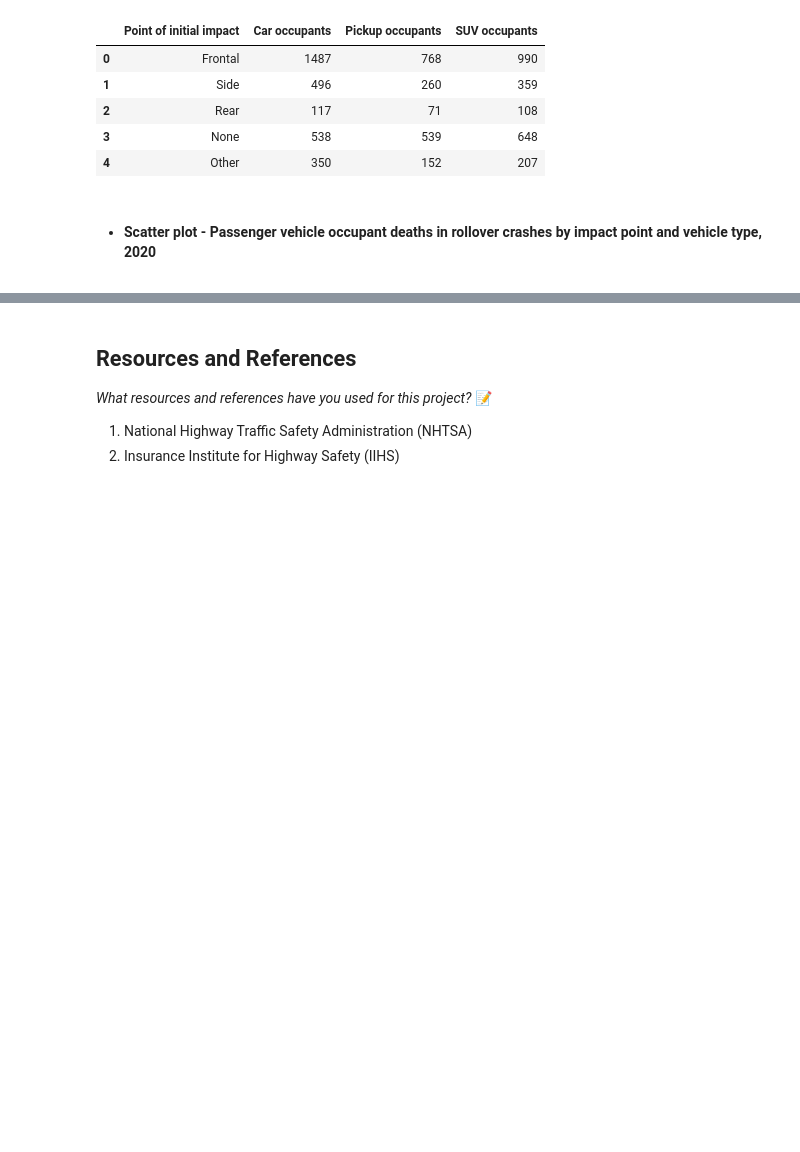
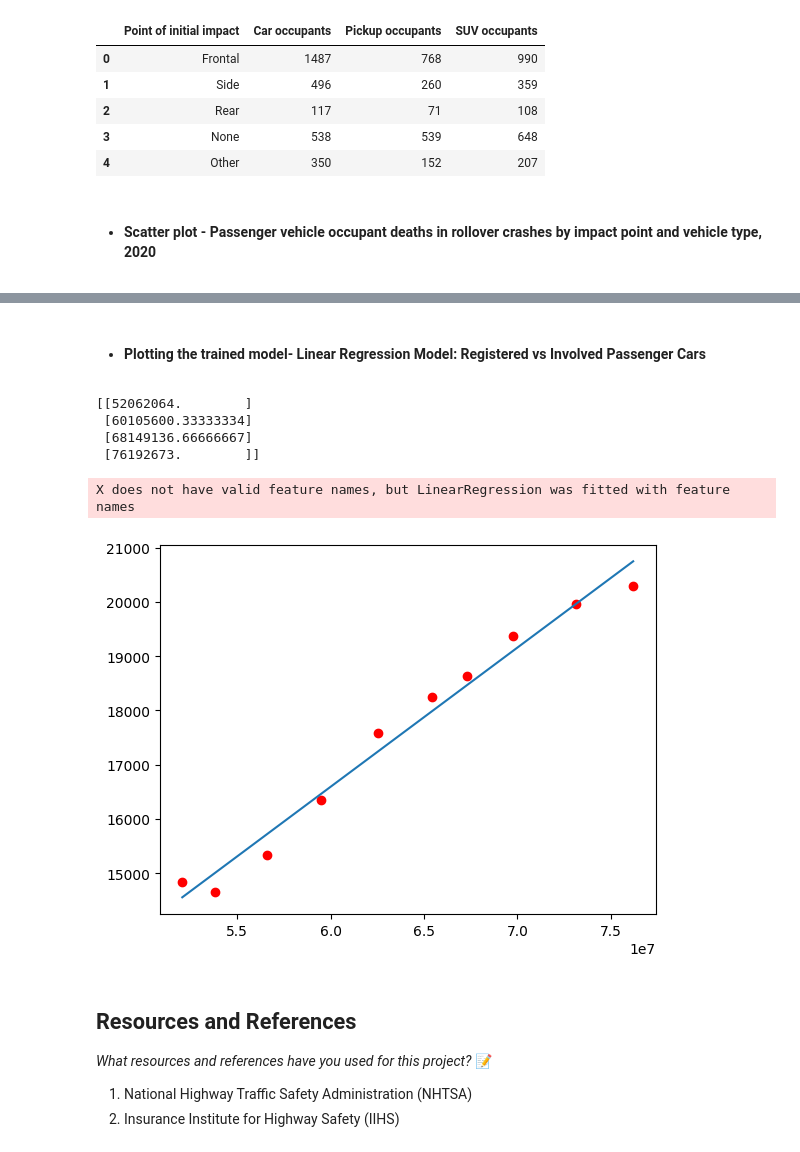
Before and after one commit to IT4063c-Spring23/final-project-patel5r4, a Jupyter notebook: source.ipynb, the cells around one changed output, grey strips where cells are left out. Drawn from its saved outputs; the diff is of its cells as text; code cells hidden in the pictures; blank space fills up the shorter version.

```diff
--- a/source.ipynb
+++ b/source.ipynb
@@ -321,3 +375,26 @@ for col in rollover_df2.columns[1:]:
+# %% [markdown]
+- #### <b>Plotting the trained model- Linear Regression Model: Registered vs Involved Passenger Cars</b>
+# %%
+x1 = np.linspace(
+    crash_df['Registered (light trucks)'].min(),
+    crash_df['Registered (light trucks)'].max(),
+    4
+)
+x1_reshaped = x1.reshape(-1, 1)
+print(x1_reshaped)
+y1 = model_trucks.predict(x1_reshaped)
+y1
+
+plt.scatter(crash_df['Registered (light trucks)'], crash_df['Involved (light trucks)'],c='red')
+plt.plot(x1, y1)
+plt.show()
+# %% [output]
+[[52062064.        ]
+ [60105600.33333334]
+ [68149136.66666667]
+ [76192673.        ]]
+X does not have valid feature names, but LinearRegression was fitted with feature names
+[figure, added]
 # %% [markdown]
 ## Resources and References
 *What resources and references have you used for this project?*
```
Also changed, not shown: parts of 11 cells of this notebook, 1 other file.
